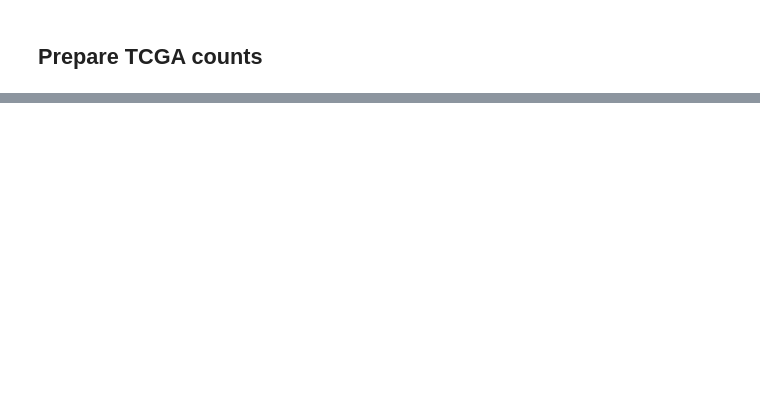
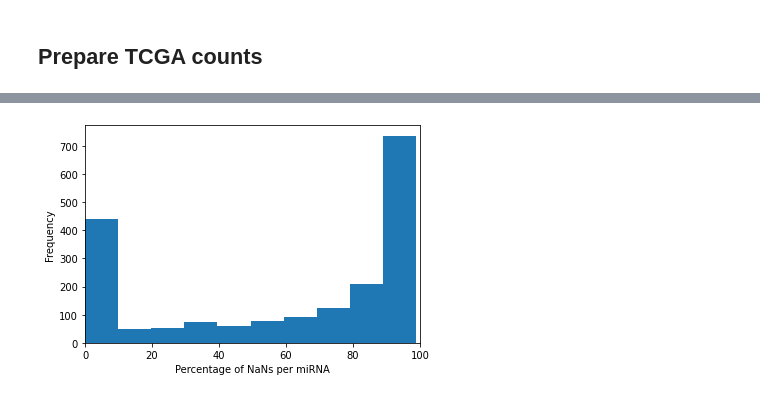
Before and after one commit to lenamariahackl/alt-splicing-mirna-reg, a Jupyter notebook: counts_pipe.ipynb, the cells around one changed output, grey strips where cells are left out. Saved outputs shown, nothing was run; the diff lists cells and outputs as text; code cells hidden in the pictures; blank space fills up the shorter version.

```diff
--- a/counts_pipe.ipynb
+++ b/counts_pipe.ipynb
@@ -529,7 +3,13 @@ all_coefficients = [item for sublist in coefficients.values() for item in sublis
-# %%
-import matplotlib.pyplot as plt
-fig1, ax1 = plt.subplots(figsize=(5,10))
-plt.ylabel('coefficients')
-ax1.boxplot(all_coefficients)
-ax1.set_xticklabels(['Kidney Chromophobe'])
-plt.show()#67gb
+# %%
+import os
+import pandas as pd
+from pathlib import Path
+import matplotlib.pyplot as plt
+from itertools import chain
+import numpy as np
+import pickle
+path = Path('data')
+dataset = 'KICH' #Kidney Chromophobe
+tcga_path = Path(path/dataset)
+path_tarp = Path('../data')
+path_input = Path('../data/all_cdna_subsets')
@@ -535,0 +317,78 @@ plt.show()#67gb
+# %%
+#download GDC ChGR37 miRNA expression data from XENA
+def download_miRNA_data(tcga_path,dataset):
+    if not tcga_path.exists():
+        !mkdir tcga_path
+    if not Path(tcga_path/'miRNA_HiSeq_gene').is_file():
+        print('Download miRNA expression data from TCGA')
+        !wget 'https://tcga.xenahubs.net/download/TCGA.'$dataset'.sampleMap/miRNA_HiSeq_gene.gz'
+        !gunzip miRNA_HiSeq_gene.gz
+        !mv miRNA_HiSeq_gene tcga_path
+
+#Filter mirnas: if not min 80% of patients not nan kick out all mirna counts for that mirna
+#10% ignore for model, Rest keep only samples that have expression?????
+def filter_nan_mirnas(mirna_counts, threshold, nr_caseids):
+    nan_patientcounts = mirna_counts.isnull().sum(axis=1)/nr_caseids*100
+    print(f'filter NaN mirnas\n  Number mirnas before: {len(nan_patientcounts)} with average {(nan_patientcounts.sum()/len(nan_patientcounts)):.2f}% of NaNs.')
+    nan_patientcounts.plot(kind='hist')
+    axes = plt.gca().set_xlim([0,100])
+    plt.xlabel("Percentage of NaNs per miRNA")
+    plt.show()
+    mirna_counts = mirna_counts[nan_patientcounts<threshold]
+    nan_patientcounts = mirna_counts.isnull().sum(axis=1)/nr_caseids*100
+    print(f'  Number mirnas after: {len(nan_patientcounts)} with average {(nan_patientcounts.sum()/len(nan_patientcounts)):.2f}% of NaNs.')
+    nan_patientcounts.plot(kind='hist')
+    axes = plt.gca().set_xlim([0,100])
+    plt.xlabel("Percentage of NaNs per miRNA")
+    plt.show()
+    return mirna_counts
+
+#variance filter, drop mirna counts that show no variance (not on gene level but on all caseids)
+def filter_no_variance(mirna_counts,used_caseids,threshold=0.2):
+    print(f'filter out mirnas with variance <= {threshold}\n  Number mirnas before: {len(mirna_counts)}')
+    here_caseids = list(used_caseids).copy()
+    here_caseids.extend(['sample'])
+    mirna_level = mirna_counts[here_caseids]
+    mirna_level = mirna_level.assign(all_counts=mirna_level[used_caseids].apply(lambda column : [item for item in column if not pd.isna(item)],axis=1)).drop(used_caseids, 1)
+    mirna_level['var'] = mirna_level['all_counts'].apply(lambda list_val : np.var(list_val,axis=0))
+    mirna_level['var'].plot(kind='hist', bins=36)
+    plt.ylabel("Amount of mirnas")
+    plt.xlabel("Variance of counts between case IDs")
+    plt.show()
+    mirna_level['var'].plot(kind='hist', bins=72, cumulative=True)
+    plt.ylabel("Amount of mirna var < threshold")
+    plt.xlabel("Variance threshold")
+    plt.show()
+    mirna_level['var'].plot(kind='hist', bins=288, cumulative=True)
+    axes = plt.gca().set_xlim([0,1])
+    plt.ylabel("Amount of mirna var < threshold")
+    plt.xlabel("Variance threshold")
+    plt.show()
+    mirna_level['keep_mirna'] = mirna_level['var'] > threshold
+    mirna_counts = mirna_counts.merge(mirna_level[['sample','keep_mirna']], how='inner', left_on='sample', right_on='sample')
+    mirna_counts = mirna_counts[mirna_counts.keep_mirna].drop('keep_mirna',axis=1)
+    print(f'  Number mirnas after: {len(mirna_counts)}')
+    return mirna_counts
+
+file = Path(tcga_path/'miRNA_counts.parquet')
+if file.is_file():
+    mirna_counts = pd.read_parquet(file)
+else:
+    download_miRNA_data(tcga_path, dataset)
+    mirna_counts = pd.read_csv(tcga_path/'miRNA_HiSeq_gene', delimiter='	')
+    exon_counts_input = read_exon_counts(tcga_path)
+    used_caseids = list(exon_counts_input.columns & mirna_counts.columns)
+    nr_caseids = len(used_caseids)
+    print(f'Exon and miRNA counts have {nr_caseids} common patient ids.')
+    mirna_caseids = used_caseids.copy()
+    mirna_caseids.extend(['sample'])
+    mirna_counts = mirna_counts[mirna_caseids]
+    mirna_counts = filter_nan_mirnas(mirna_counts,80,nr_caseids)
+    trans = pd.read_parquet(path/'mature2mirna.parquet')
+    mirna_counts = mirna_counts.merge(trans, left_on='sample',right_on='mature_acc', how='left').drop(['mature_acc'],axis=1)
+    print(f'While translating mirna IDs, for {len(mirna_counts[mirna_counts.mature_name.isna()])} ({(len(mirna_counts[mirna_counts.mature_name.isna()])/len(mirna_counts))*100:.2f}%) mirnas no ID could be found. {len(mirna_counts[~mirna_counts.mature_name.isna()])} mirnas left.')
+    mirna_counts = mirna_counts[~mirna_counts.mature_name.isna()]
+    mirna_counts = filter_no_variance(mirna_counts,used_caseids)
+    #mirna_counts.to_parquet(file)
+mirna_counts
+# %% [output]
@@ -535,0 +399 @@ plt.show()#67gb
+[figure, added]
```
Also changed, not shown: parts of 40 cells of this notebook, 3 other files.
